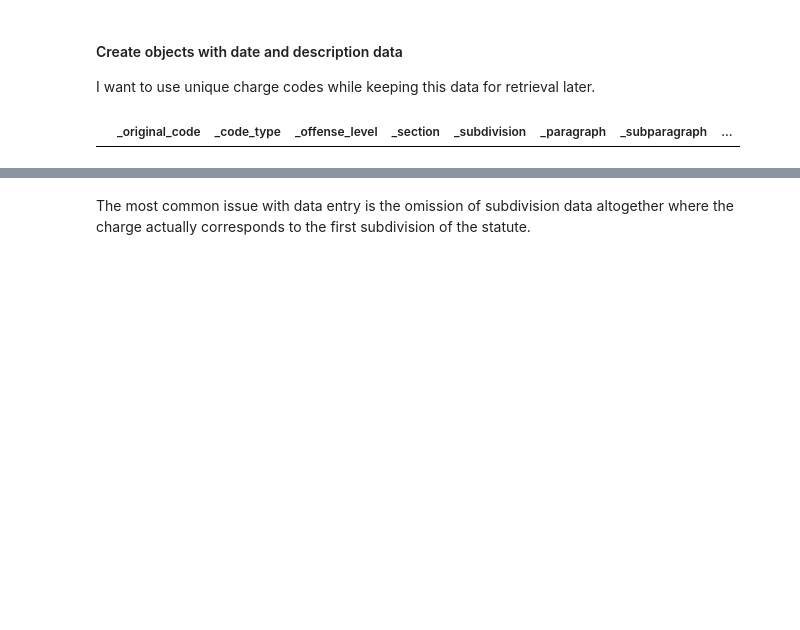
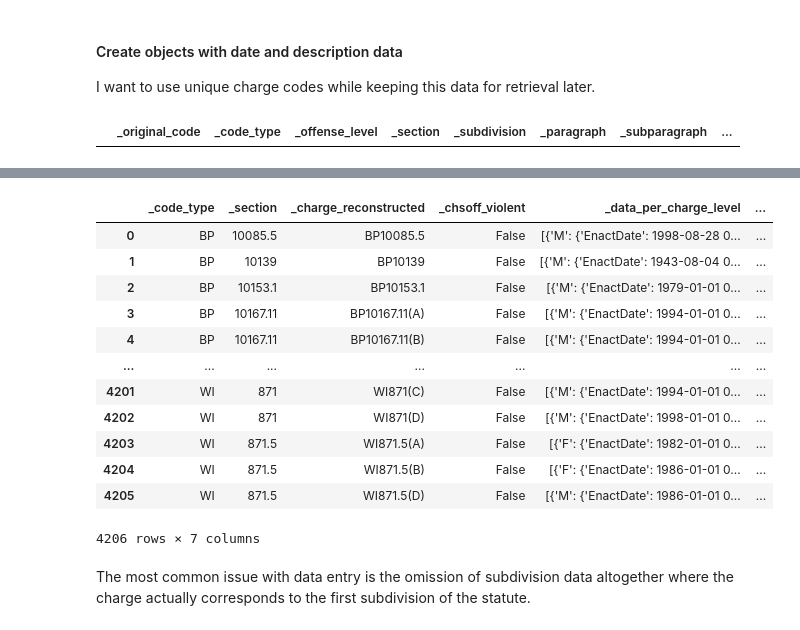
Before and after one commit to cirlabs/homelessness-arrest-data, a Jupyter notebook: CA/02_clean/01_statute.ipynb, the cells around one changed output, grey strips where cells are left out. Saved outputs shown, nothing was run; the diff lists cells and outputs as text; code cells hidden in the pictures; blank space fills up the shorter version.

```diff
--- a/CA/02_clean/01_statute.ipynb
+++ b/CA/02_clean/01_statute.ipynb
@@ -291,6 +340,22 @@ chsoff_dedupe_without_level.rename(
         'data_per_charge_level': '_data_per_charge_level',
     }, inplace=True
 )
+# %%
+chsoff_dedupe_without_level
+# %% [output]
+|  | _code_type | _section | _charge_reconstructed | _chsoff_violent | _data_per_charge_level | ... |
+| 0 | BP | 10085.5 | BP10085.5 | False | [{'M': {'EnactDate': 1998-08-28 0... | ... |
+| 1 | BP | 10139 | BP10139 | False | [{'M': {'EnactDate': 1943-08-04 0... | ... |
+| 2 | BP | 10153.1 | BP10153.1 | False | [{'M': {'EnactDate': 1979-01-01 0... | ... |
+| 3 | BP | 10167.11 | BP10167.11(A) | False | [{'M': {'EnactDate': 1994-01-01 0... | ... |
+| 4 | BP | 10167.11 | BP10167.11(B) | False | [{'M': {'EnactDate': 1994-01-01 0... | ... |
+| ... | ... | ... | ... | ... | ... | ... |
+| 4201 | WI | 871 | WI871(C) | False | [{'M': {'EnactDate': 1994-01-01 0... | ... |
+| 4202 | WI | 871 | WI871(D) | False | [{'M': {'EnactDate': 1998-01-01 0... | ... |
+| 4203 | WI | 871.5 | WI871.5(A) | False | [{'F': {'EnactDate': 1982-01-01 0... | ... |
+| 4204 | WI | 871.5 | WI871.5(B) | False | [{'F': {'EnactDate': 1986-01-01 0... | ... |
+| 4205 | WI | 871.5 | WI871.5(D) | False | [{'M': {'EnactDate': 1986-01-01 0... | ... |
+4206 rows × 7 columns
 # %%
 chsoff_dedupe_without_level.to_json(
     '../01_inputs/processed/c01_chsoff_ignoring_level.json', date_format='iso', date_unit='s')
```
Also changed, not shown: parts of 27 cells of this notebook, 3 other files.
